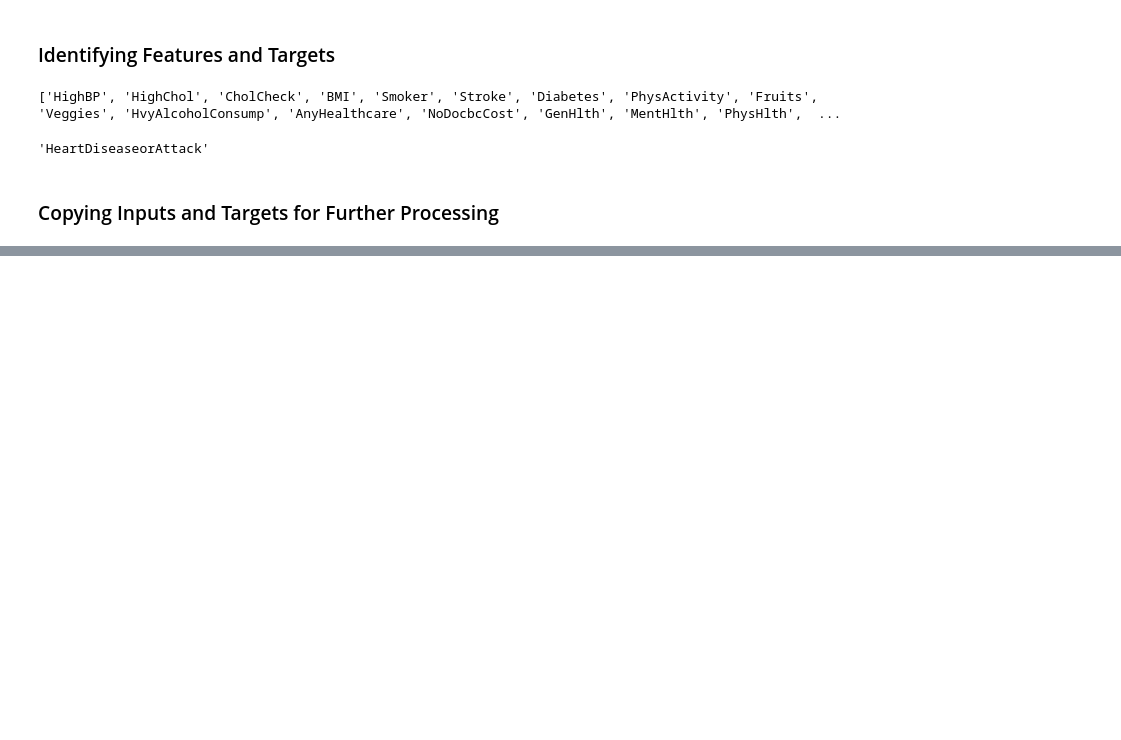
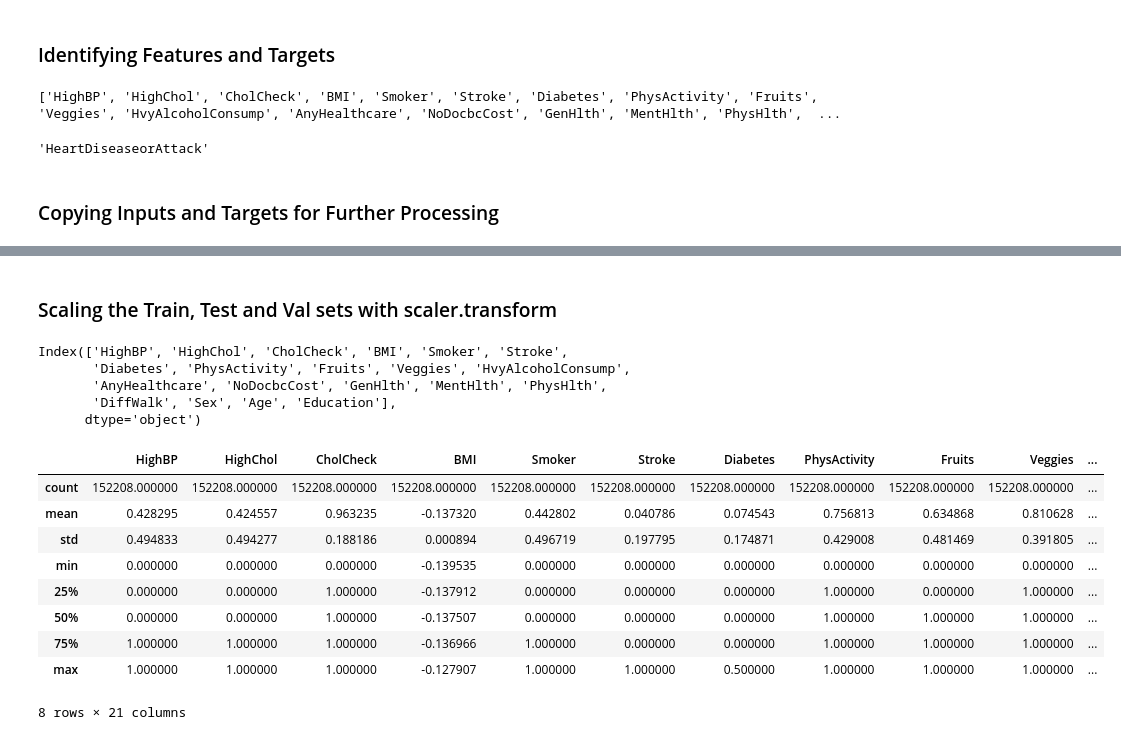
Before and after one commit to Marquis-Lardinois/Predicting_Heart_Disease_Logistic_Regression, a Jupyter notebook: Heart_Prediction.ipynb, the cells around one changed output, grey strips where cells are left out. Cells and saved outputs as stored; diff of their text form; code cells hidden in the pictures; blank space fills up the shorter version.

```diff
--- a/Heart_Prediction.ipynb
+++ b/Heart_Prediction.ipynb
@@ -211,0 +244,2 @@ train_inputs
+# %%
+scaler = MinMaxScaler()
@@ -211,0 +296,26 @@ train_inputs
+# %% [markdown]
+### Scaling the Train, Test and Val sets with scaler.transform
+# %%
+train_inputs.columns
+# %% [output]
+Index(['HighBP', 'HighChol', 'CholCheck', 'BMI', 'Smoker', 'Stroke',
+       'Diabetes', 'PhysActivity', 'Fruits', 'Veggies', 'HvyAlcoholConsump',
+       'AnyHealthcare', 'NoDocbcCost', 'GenHlth', 'MentHlth', 'PhysHlth',
+       'DiffWalk', 'Sex', 'Age', 'Education'],
+      dtype='object')
+# %%
+train_inputs[numeric_cols] = scaler.transform(train_inputs[numeric_cols])
+val_inputs[numeric_cols] = scaler.transform(val_inputs[numeric_cols])
+test_inputs[numeric_cols] = scaler.transform(test_inputs[numeric_cols])
+train_inputs[numeric_cols].describe()
+# %% [output]
+|  | HighBP | HighChol | CholCheck | BMI | Smoker | Stroke | Diabetes | PhysActivity | Fruits | Veggies | ... |
+| count | 152208.000000 | 152208.000000 | 152208.000000 | 152208.000000 | 152208.000000 | 152208.000000 | 152208.000000 | 152208.000000 | 152208.000000 | 152208.000000 | ... |
+| mean | 0.428295 | 0.424557 | 0.963235 | -0.137320 | 0.442802 | 0.040786 | 0.074543 | 0.756813 | 0.634868 | 0.810628 | ... |
+| std | 0.494833 | 0.494277 | 0.188186 | 0.000894 | 0.496719 | 0.197795 | 0.174871 | 0.429008 | 0.481469 | 0.391805 | ... |
+| min | 0.000000 | 0.000000 | 0.000000 | -0.139535 | 0.000000 | 0.000000 | 0.000000 | 0.000000 | 0.000000 | 0.000000 | ... |
+| 25% | 0.000000 | 0.000000 | 1.000000 | -0.137912 | 0.000000 | 0.000000 | 0.000000 | 1.000000 | 0.000000 | 1.000000 | ... |
+| 50% | 0.000000 | 0.000000 | 1.000000 | -0.137507 | 0.000000 | 0.000000 | 0.000000 | 1.000000 | 1.000000 | 1.000000 | ... |
+| 75% | 1.000000 | 1.000000 | 1.000000 | -0.136966 | 1.000000 | 0.000000 | 0.000000 | 1.000000 | 1.000000 | 1.000000 | ... |
+| max | 1.000000 | 1.000000 | 1.000000 | -0.127907 | 1.000000 | 1.000000 | 0.500000 | 1.000000 | 1.000000 | 1.000000 | ... |
+8 rows × 21 columns
```
Also changed, not shown: parts of 12 cells of this notebook.
